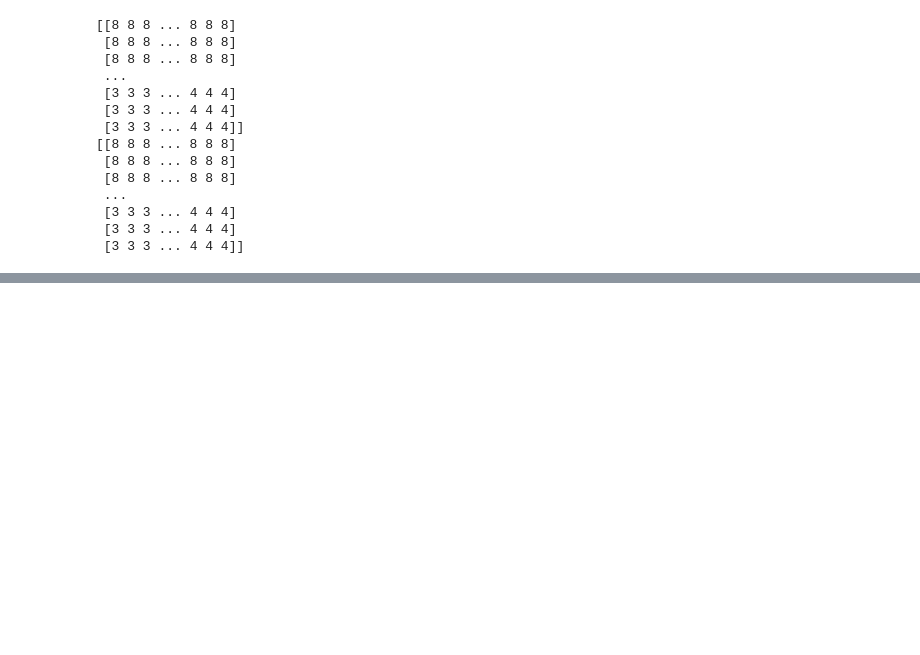
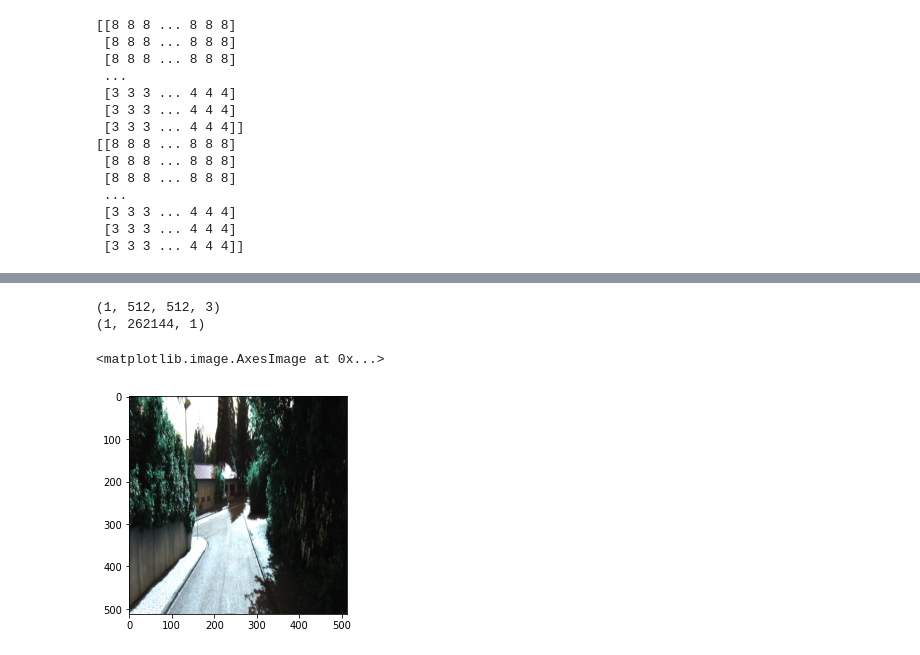
Before and after one commit to pimonteiro/Semantic-Segmentation-Thesis, a Jupyter notebook: src/Training Deeplab.ipynb, the cells around one changed output, grey strips where cells are left out. Cells and saved outputs as stored; diff of their text form; code cells hidden in the pictures; blank space fills up the shorter version.

Commit message:
Fix inferation of model

```diff
--- a/src/Training Deeplab.ipynb
+++ b/src/Training Deeplab.ipynb
@@ -163,3 +163,19 @@ print(label)
  [3 3 3 ... 4 4 4]
  [3 3 3 ... 4 4 4]
  [3 3 3 ... 4 4 4]]
+# %%
+from keras.optimizers import Adam
+from utils.keras_functions import sparse_crossentropy_ignoring_last_label, sparse_accuracy_ignoring_last_label, Jaccard
+
+image_size = (512,512)
+monitor = 'Jaccard'
+mode = 'max'
+
+losses = sparse_crossentropy_ignoring_last_label
+metrics = {'pred_mask' : [Jaccard]}
+
+
+deeplab_model = keras_deeplab.Deeplabv3(backbone='mobilenetv2', input_shape=(512, 512, 3), classes=19, weights='cityscapes', infer=True)
+
+deeplab_model.compile(optimizer = Adam(lr=7e-4, epsilon=1e-8, decay=1e-6), sample_weight_mode = "temporal",
+          loss = losses, metrics = metrics)
@@ -165,0 +204,20 @@ print(label)
+# %%
+SegClass = Keras_segmentation_deeplab_v3_1.utils.SegModel("../kitti360_dataset_truncated.csv", image_size=image_size)
+test_generator = SegClass.create_generators(dataset ="../kitti360_dataset_truncated.csv", blur=0, mode='test',
+                                            n_classes=19, horizontal_flip=False, vertical_flip=False,
+                                            brightness=0, rotation=False, zoom=0, batch_size=1,
+                                            seed=7, do_ahisteq=False)
+# %%
+x,y = test_generator.__getitem__(50)
+print(x.shape)
+print(y.shape)
+# %% [output]
+(1, 512, 512, 3)
+(1, 262144, 1)
+# %%
+import matplotlib.pyplot as plt
+
+plt.imshow(x[0].astype('uint8'))
+# %% [output]
+<matplotlib.image.AxesImage at 0x...>
+[figure, added]
```
Also changed, not shown: parts of 4 cells of this notebook, 4 other files.
